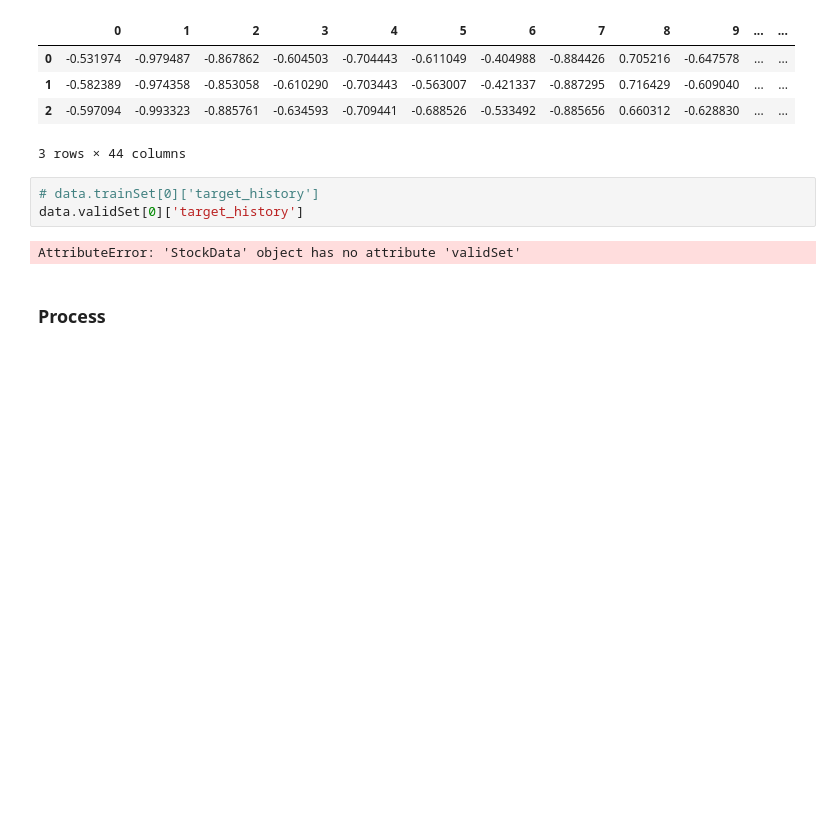
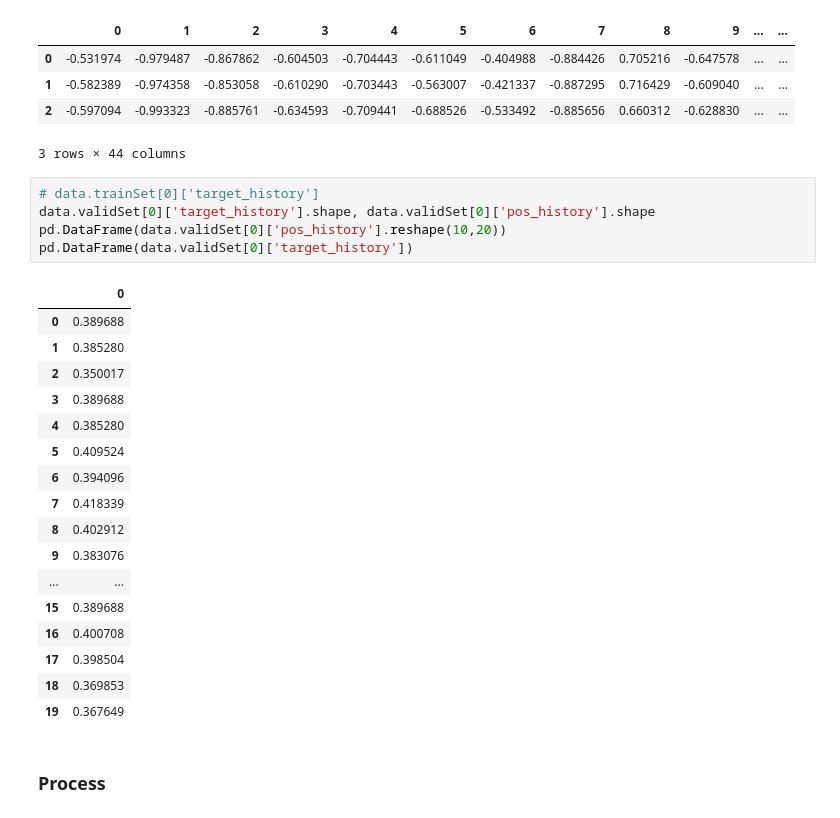
Before and after one commit to yayaya0411/StockPricePrediction, a Jupyter notebook: test_run.ipynb, the cells around one changed output. Drawn from its saved outputs; the diff is of its cells as text; blank space fills up the shorter version.

```diff
--- a/test_run.ipynb
+++ b/test_run.ipynb
@@ -44,9 +44,27 @@ display(priceSet.head(3))
 3 rows × 44 columns
 # %%
 # data.trainSet[0]['target_history']
-data.validSet[0]['target_history']
+data.validSet[0]['target_history'].shape, data.validSet[0]['pos_history'].shape
+pd.DataFrame(data.validSet[0]['pos_history'].reshape(10,20))
+pd.DataFrame(data.validSet[0]['target_history'])
 # %% [output]
-AttributeError: 'StockData' object has no attribute 'validSet'
+|  | 0 |
+| 0 | 0.389688 |
+| 1 | 0.385280 |
+| 2 | 0.350017 |
+| 3 | 0.389688 |
+| 4 | 0.385280 |
+| 5 | 0.409524 |
+| 6 | 0.394096 |
+| 7 | 0.418339 |
+| 8 | 0.402912 |
+| 9 | 0.383076 |
+| ... | ... |
+| 15 | 0.389688 |
+| 16 | 0.400708 |
+| 17 | 0.398504 |
+| 18 | 0.369853 |
+| 19 | 0.367649 |
 # %% [markdown]
 ### Process
 # %%
```
Also changed, not shown: parts of 1 cell of this notebook, 9 other files.
